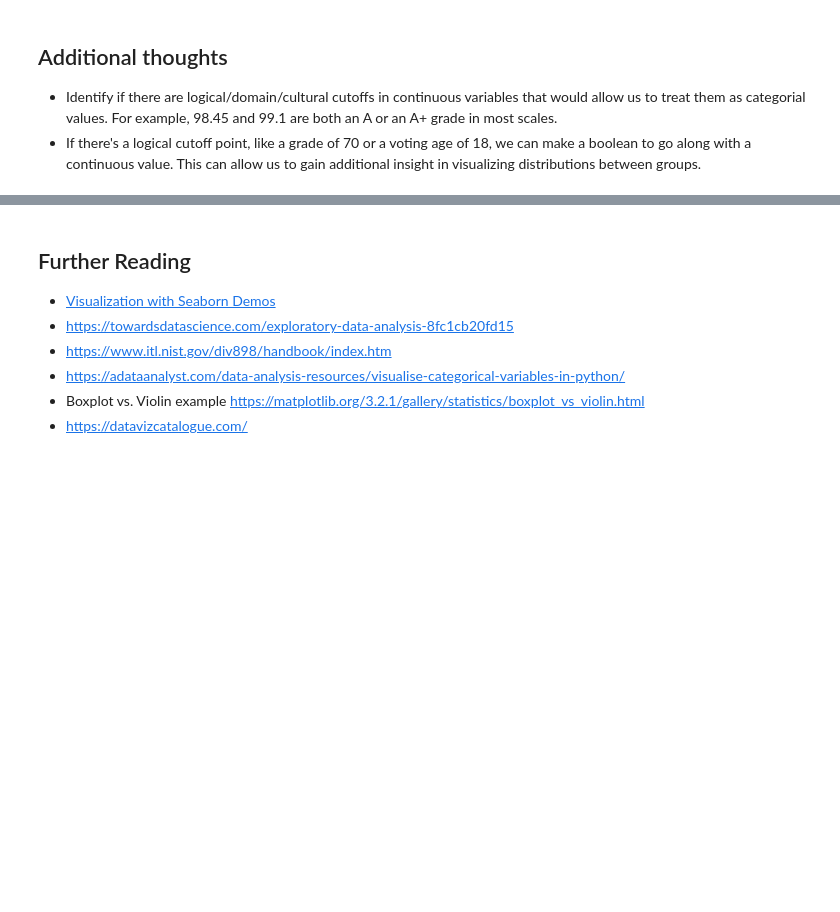
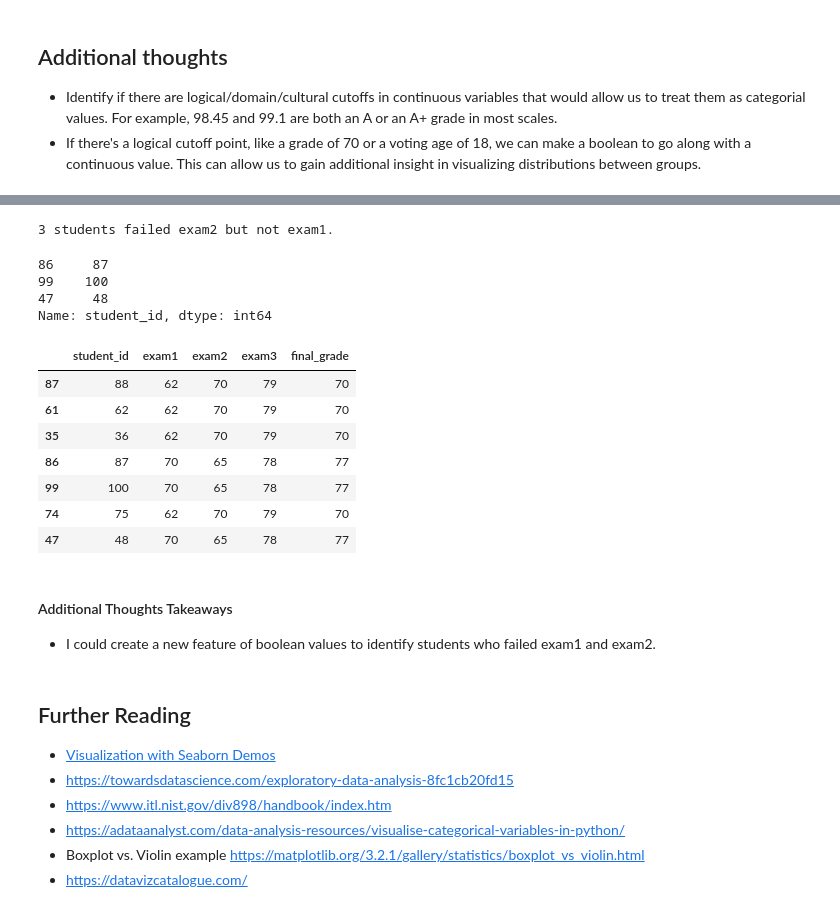
Before and after one commit to CodeupClassroom/florence-regression-exercises, a Jupyter notebook: explore_lesson.ipynb, the cells around one changed output, grey strips where cells are left out. Drawn from its saved outputs; the diff is of its cells as text; code cells hidden in the pictures; blank space fills up the shorter version.

```diff
--- a/explore_lesson.ipynb
+++ b/explore_lesson.ipynb
@@ -312,0 +362,6 @@ plt.show()
+# %%
+failed_1 = train[train.exam1 < 70].student_id
+failed_2 = train[train.exam2 < 70].student_id
+failed_1_and_2 = train[(train.exam1 < 70) & (train.exam2 < 70)].student_id
+failed_1_or_2 = train[(train.exam1 < 70) | (train.exam2 < 70)]
+failed_final = train[train.final_grade < 70].student_id
@@ -313,3 +395,31 @@ plt.show()
+# %%
+failed_2_not_1 = failed_2[~failed_2.isin(failed_1)]
+print(f'{len(failed_2_not_1)} students failed exam2 but not exam1.')
+failed_2_not_1
+# %% [output]
+3 students failed exam2 but not exam1.
+86     87
+99    100
+47     48
+Name: student_id, dtype: int64
+# %%
+# Students who only failed exam1 or exam2 passed the final.
+
+failed_1_or_2_df = train[((train.exam1 < 70) | (train.exam2 < 70))]
+failed_1_or_2[failed_1_or_2.final_grade > 69]
+# %% [output]
+|  | student_id | exam1 | exam2 | exam3 | final_grade |
+| 87 | 88 | 62 | 70 | 79 | 70 |
+| 61 | 62 | 62 | 70 | 79 | 70 |
+| 35 | 36 | 62 | 70 | 79 | 70 |
+| 86 | 87 | 70 | 65 | 78 | 77 |
+| 99 | 100 | 70 | 65 | 78 | 77 |
+| 74 | 75 | 62 | 70 | 79 | 70 |
+| 47 | 48 | 70 | 65 | 78 | 77 |
+# %% [markdown]
+#### Additional Thoughts Takeaways
+
+- I could create a new feature of boolean values to identify students who failed exam1 and exam2.
 # %% [markdown]
 ## Further Reading
 
```
Also changed, not shown: parts of 7 cells of this notebook, 1 other file.
